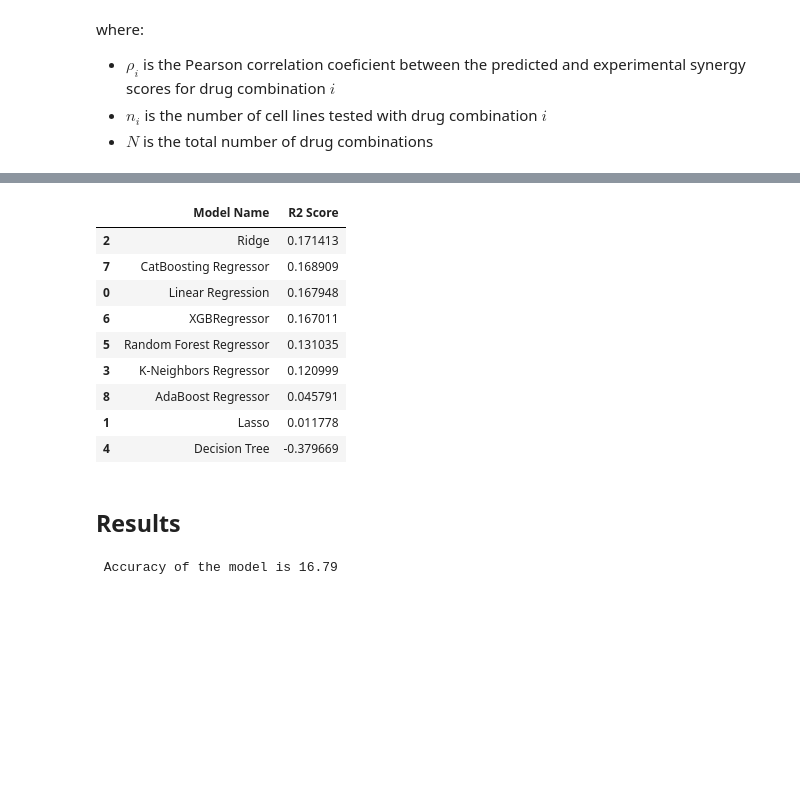
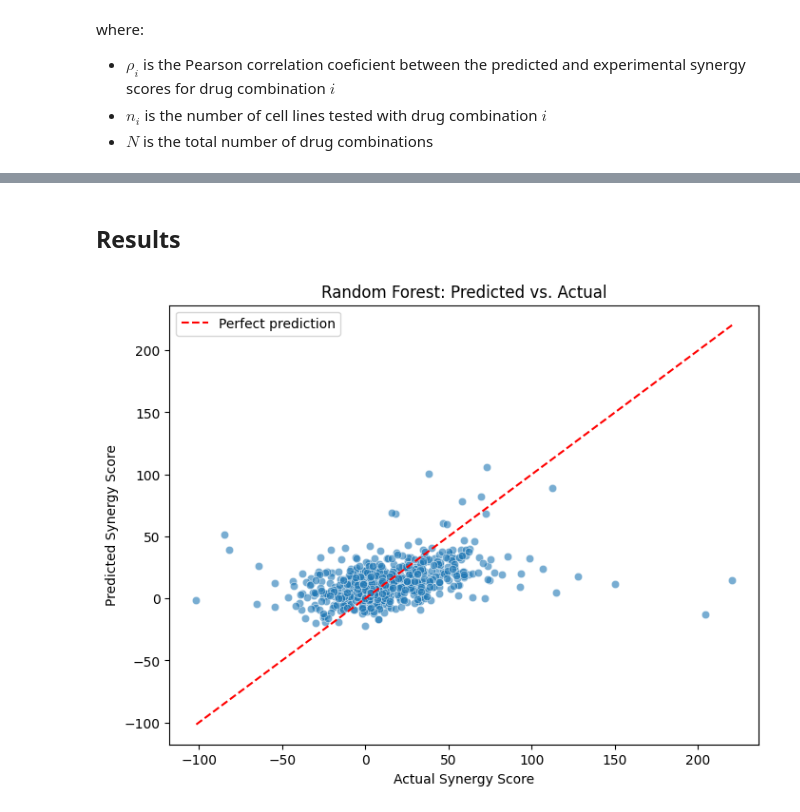
Before and after one commit to jorguz07/biomlproject, a Jupyter notebook: notebook/Model Training.ipynb, the cells around one changed output, grey strips where cells are left out. Drawn from its saved outputs; the diff is of its cells as text; code cells hidden in the pictures; blank space fills up the shorter version.

```diff
--- a/notebook/Model Training.ipynb
+++ b/notebook/Model Training.ipynb
@@ -174,8 +174,14 @@ preprocessor = ColumnTransformer(
 and we apply it to our training and testing subsets:
 # %%
 #apply transformer to data
-X_train = preprocessor.fit_transform(X_train)
-X_test = preprocessor.fit_transform(X_test)
+
+# Keep original untransformed features for WPC
+X_train_orig = X_train.copy()
+X_test_orig = X_test.copy()
+
+# Now do preprocessing
+X_train = preprocessor.fit_transform(X_train_orig)
+X_test = preprocessor.transform(X_test_orig)
 
 print( 'Training data: ' + str(X_train.shape) )
 print( 'Testing data: ' + str(X_test.shape) )
@@ -316,25 +341,21 @@ Model performance for Test set
-# %%
-#summarize results
-pd.DataFrame(list(zip(model_list, r2_list)), columns=['Model Name', 'R2 Score']).sort_values(by=["R2 Score"],ascending=False)
-# %% [output]
-|  | Model Name | R2 Score |
-| 2 | Ridge | 0.171413 |
-| 7 | CatBoosting Regressor | 0.168909 |
-| 0 | Linear Regression | 0.167948 |
-| 6 | XGBRegressor | 0.167011 |
-| 5 | Random Forest Regressor | 0.131035 |
-| 3 | K-Neighbors Regressor | 0.120999 |
-| 8 | AdaBoost Regressor | 0.045791 |
-| 1 | Lasso | 0.011778 |
-| 4 | Decision Tree | -0.379669 |
 # %% [markdown]
 ## Results
 # %%
-lin_model = LinearRegression(fit_intercept=True)
-lin_model = lin_model.fit(X_train, y_train)
-y_pred = lin_model.predict(X_test)
-score = r2_score(y_test, y_pred)*100
-print(" Accuracy of the model is %.2f" %score)
+import matplotlib.pyplot as plt
+import seaborn as sns
+
+# Predict with the best model (Random Forest)
+best_model = models["Random Forest Regressor"]
+y_pred = best_model.predict(X_test)
+
+plt.figure(figsize=(8,6))
+sns.scatterplot(x=y_test, y=y_pred, alpha=0.6)
+plt.plot([y_test.min(), y_test.max()], [y_test.min(), y_test.max()], 'r--', label="Perfect prediction")
+plt.xlabel("Actual Synergy Score")
+plt.ylabel("Predicted Synergy Score")
+plt.title("Random Forest: Predicted vs. Actual")
+plt.legend()
+plt.show()
 # %% [output]
- Accuracy of the model is 16.79
+[figure, added]
 # %%
```
Also changed, not shown: parts of 7 cells of this notebook, 11 other files.
